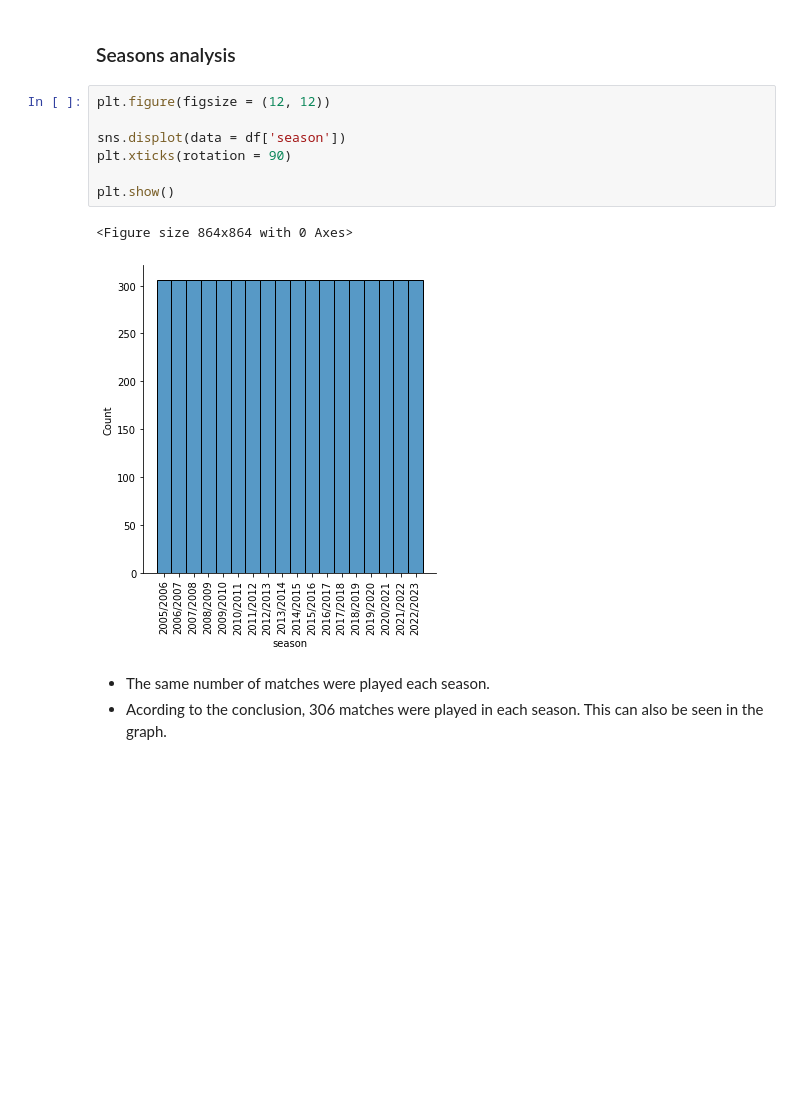
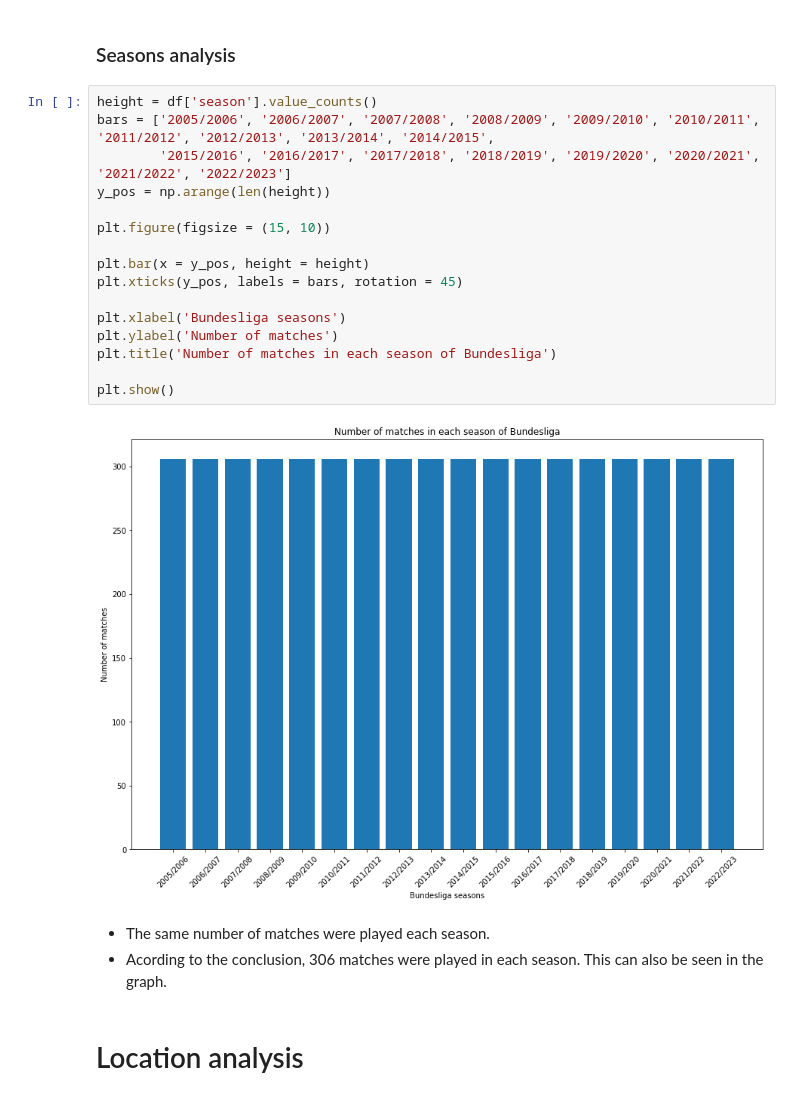
Before and after one commit to slatkowski/bundesliga_seasons_analysis, a Jupyter notebook: bundesliga_seasons_analysis.ipynb, the cells around one changed output. Saved outputs shown, nothing was run; the diff lists cells and outputs as text; blank space fills up the shorter version.

Commit message:
Added changing of chart type to bar in seasons analysis.

```diff
--- a/bundesliga_seasons_analysis.ipynb
+++ b/bundesliga_seasons_analysis.ipynb
@@ -144,15 +145,25 @@ df
 # %% [markdown]
 ### Seasons analysis
 # %%
-plt.figure(figsize = (12, 12))
+height = df['season'].value_counts()
+bars = ['2005/2006', '2006/2007', '2007/2008', '2008/2009', '2009/2010', '2010/2011', '2011/2012', '2012/2013', '2013/2014', '2014/2015',
+        '2015/2016', '2016/2017', '2017/2018', '2018/2019', '2019/2020', '2020/2021', '2021/2022', '2022/2023']
+y_pos = np.arange(len(height))
 
-sns.displot(data = df['season'])
-plt.xticks(rotation = 90)
+plt.figure(figsize = (15, 10))
+
+plt.bar(x = y_pos, height = height)
+plt.xticks(y_pos, labels = bars, rotation = 45)
+
+plt.xlabel('Bundesliga seasons')
+plt.ylabel('Number of matches')
+plt.title('Number of matches in each season of Bundesliga')
 
 plt.show()
 # %% [output]
-<Figure size 864x864 with 0 Axes>
-[figure, old version]
+[figure, new version]
 # %% [markdown]
 * The same number of matches were played each season.
 * Acording to the conclusion, 306 matches were played in each season. This can also be seen in the graph.
+# %% [markdown]
+# Location analysis
```
Also changed, not shown: parts of 1 cell of this notebook.
